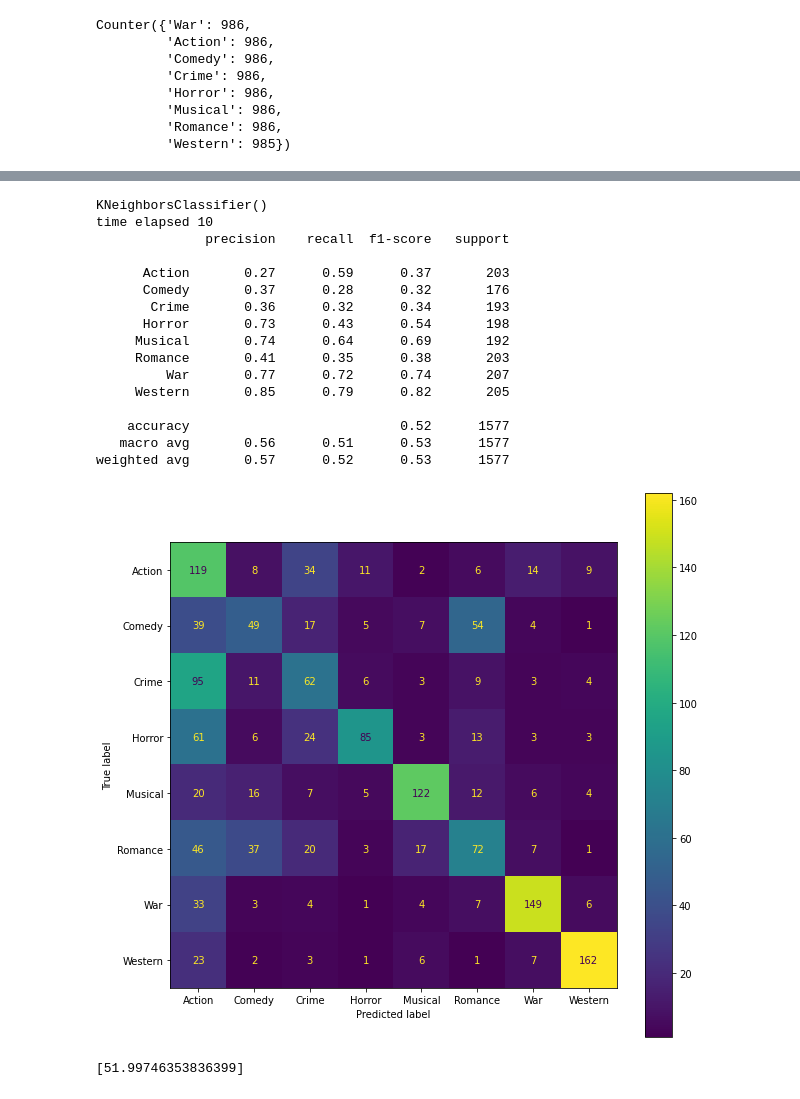
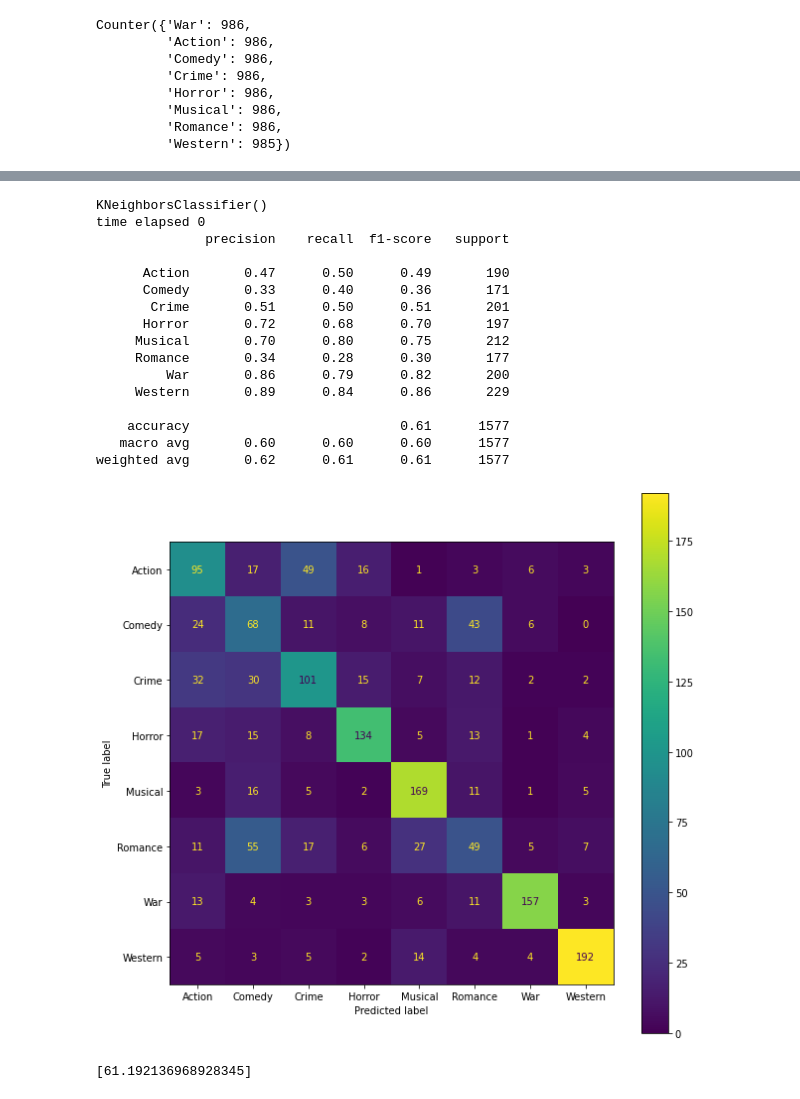
Before and after one commit to alierdogan7/CMP712-MachineLearning_MovieClassification, a Jupyter notebook: training_testing.ipynb, the cells around one changed output, grey strips where cells are left out. Saved outputs shown, nothing was run; the diff lists cells and outputs as text; code cells hidden in the pictures.

```diff
--- a/training_testing.ipynb
+++ b/training_testing.ipynb
@@ -164,16 +164,17 @@ Counter({'War': 986,
 %matplotlib inline
 plt.rcParams['figure.figsize'] = [10, 10]
 
-def learn(clf):
+def learn(clf, use_svd=False):
     #     text, genre = randomize(text, genre)
         print(clf)
         start = time.time()
 
+#         dataset = svd_bow_tf if use_svd is True else bow_tf
+        dataset = bow_tf_dense_pca if use_svd is True else bow_tf
 
+        clf.fit(dataset[test_size:], genre[test_size:])
+        test_data = dataset[:test_size]
 
-        clf.fit(bow_tf[test_size:], genre[test_size:])
-
-        test_data = bow_tf[:test_size]
         test_genre = genre[:test_size]
 
         predicted = clf.predict(test_data)
@@ -189,11 +190,11 @@ def learn(clf):
         # acc_scores.append(float(acc/sample_num))
         return acc
 # %%
-def classification(clfs):
+def classification(clfs, use_svd=False):
     acc_scores = []
 
     for clf in clfs:
-        acc = learn(clf)
+        acc = learn(clf, use_svd)
         acc_scores.append(acc)
 
     print(acc_scores)
@@ -260,23 +259,23 @@ weighted avg       0.60      0.57      0.56      1577
 # %%
 # classification([neighbors.KNeighborsClassifier( a * 10, 'distance') for a in alpha_values])
-classification([neighbors.KNeighborsClassifier()])
+classification([neighbors.KNeighborsClassifier()], True)
 # %% [output]
 KNeighborsClassifier()
-time elapsed 10
+time elapsed 0
               precision    recall  f1-score   support
 
-      Action       0.27      0.59      0.37       203
-      Comedy       0.37      0.28      0.32       176
-       Crime       0.36      0.32      0.34       193
-      Horror       0.73      0.43      0.54       198
-     Musical       0.74      0.64      0.69       192
-     Romance       0.41      0.35      0.38       203
-         War       0.77      0.72      0.74       207
-     Western       0.85      0.79      0.82       205
+      Action       0.47      0.50      0.49       190
+      Comedy       0.33      0.40      0.36       171
+       Crime       0.51      0.50      0.51       201
+      Horror       0.72      0.68      0.70       197
+     Musical       0.70      0.80      0.75       212
+     Romance       0.34      0.28      0.30       177
+         War       0.86      0.79      0.82       200
+     Western       0.89      0.84      0.86       229
 
-    accuracy                           0.52      1577
-   macro avg       0.56      0.51      0.53      1577
-weighted avg       0.57      0.52      0.53      1577
+    accuracy                           0.61      1577
+   macro avg       0.60      0.60      0.60      1577
+weighted avg       0.62      0.61      0.61      1577
-[figure, old version]
+[figure, new version]
-[51.99746353836399]
+[61.192136968928345]
 # %%
```
Also changed, not shown: parts of 5 cells of this notebook, 3 other files.
